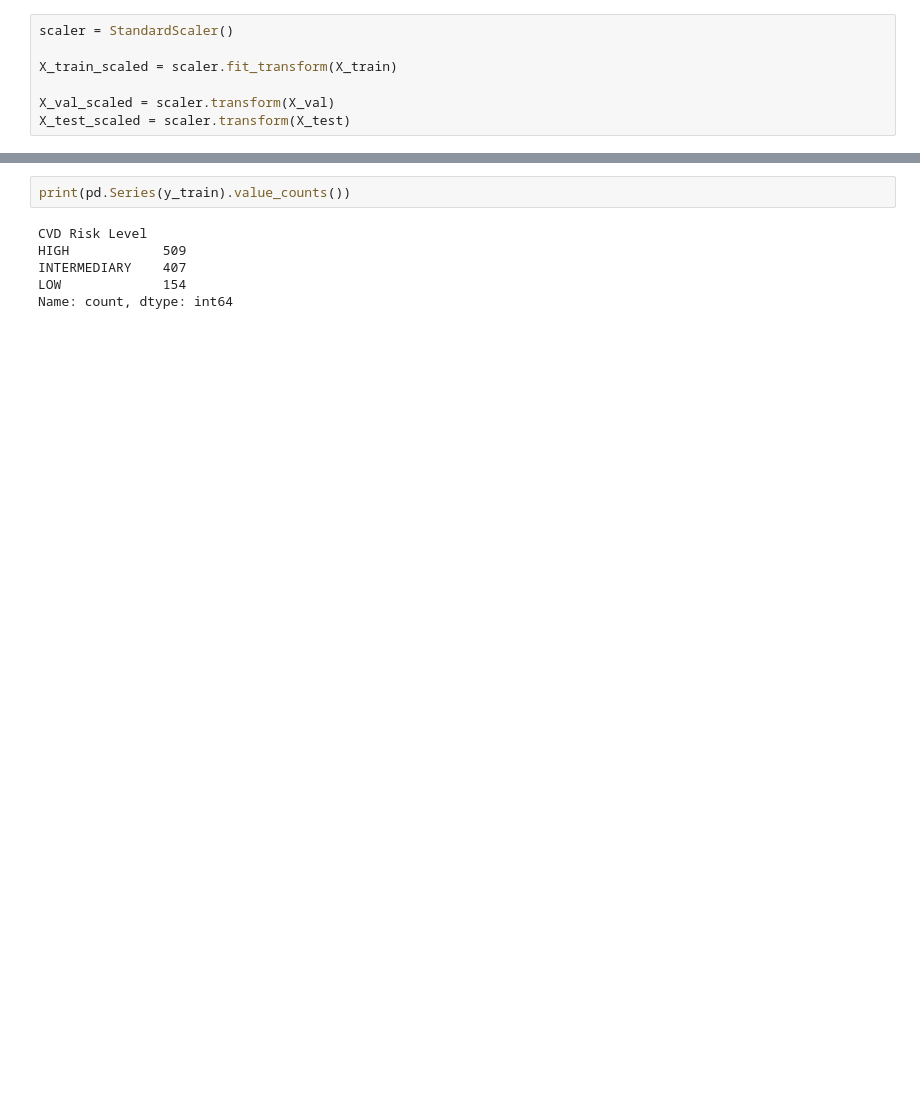
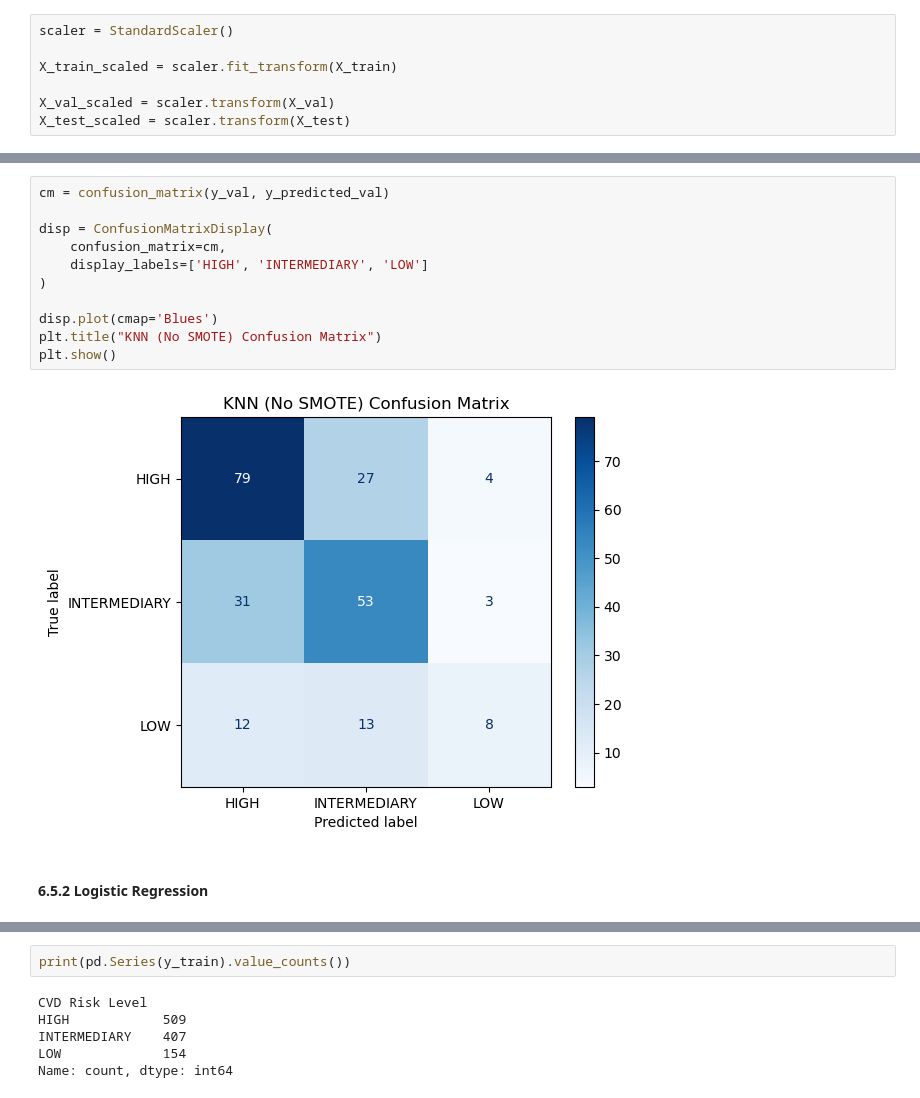
Before and after one commit to shampeyndadi/STINTSY_MCO, a Jupyter notebook: MCO.ipynb, the cells around one changed output, grey strips where cells are left out. Drawn from its saved outputs; the diff is of its cells as text; blank space fills up the shorter version.

```diff
--- a/MCO.ipynb
+++ b/MCO.ipynb
@@ -848,0 +863,15 @@ X_test_scaled = scaler.transform(X_test)
+# %%
+cm = confusion_matrix(y_val, y_predicted_val)
+
+disp = ConfusionMatrixDisplay(
+    confusion_matrix=cm,
+    display_labels=['HIGH', 'INTERMEDIARY', 'LOW']
+)
+
+disp.plot(cmap='Blues')
+plt.title("KNN (No SMOTE) Confusion Matrix")
+plt.show()
+# %% [output]
+[figure, added]
+# %% [markdown]
+#### 6.5.2 Logistic Regression
```
Also changed, not shown: parts of 41 cells of this notebook.
